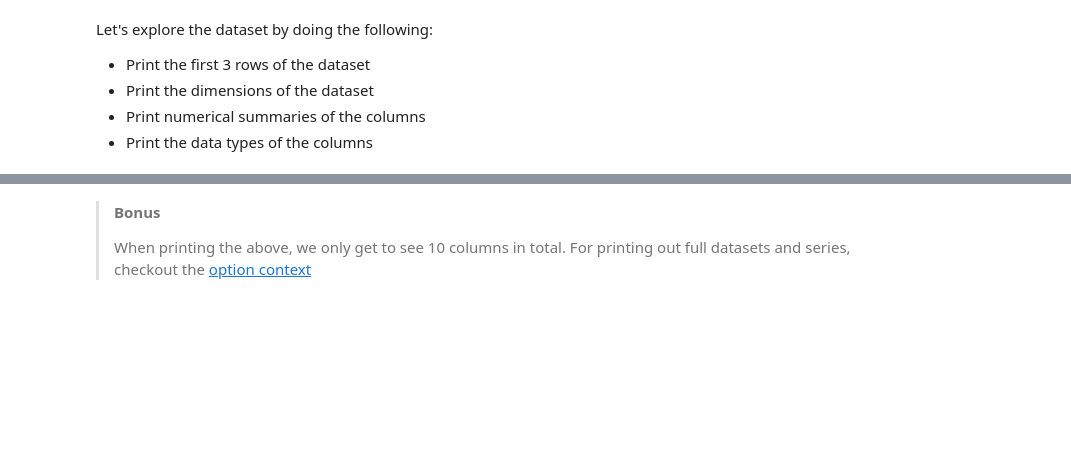
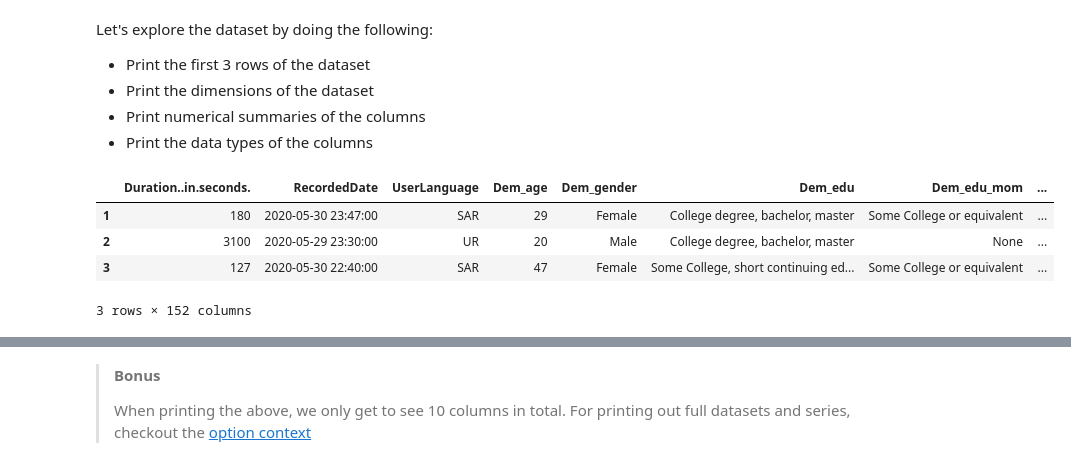
Before and after one commit to mat10599/python_for_data_science, a Jupyter notebook: session-one-project-questions.ipynb, the cells around one changed output, grey strips where cells are left out. Drawn from its saved outputs; the diff is of its cells as text; code cells hidden in the pictures; blank space fills up the shorter version.

```diff
--- a/session-one-project-questions.ipynb
+++ b/session-one-project-questions.ipynb
@@ -46,5 +49,12 @@ Let's explore the dataset by doing the following:
 - Print the data types of the columns
 # %%
 # First 3 rows
+raw_df.iloc[:3]
+# %% [output]
+|  | Duration..in.seconds. | RecordedDate | UserLanguage | Dem_age | Dem_gender | Dem_edu | Dem_edu_mom | ... |
+| 1 | 180 | 2020-05-30 23:47:00 | SAR | 29 | Female | College degree, bachelor, master | Some College or equivalent | ... |
+| 2 | 3100 | 2020-05-29 23:30:00 | UR | 20 | Male | College degree, bachelor, master | None | ... |
+| 3 | 127 | 2020-05-30 22:40:00 | SAR | 47 | Female | Some College, short continuing ed... | Some College or equivalent | ... |
+3 rows × 152 columns
 # %%
 # Dimensions of the dataset
```
Also changed, not shown: parts of 11 cells of this notebook.
